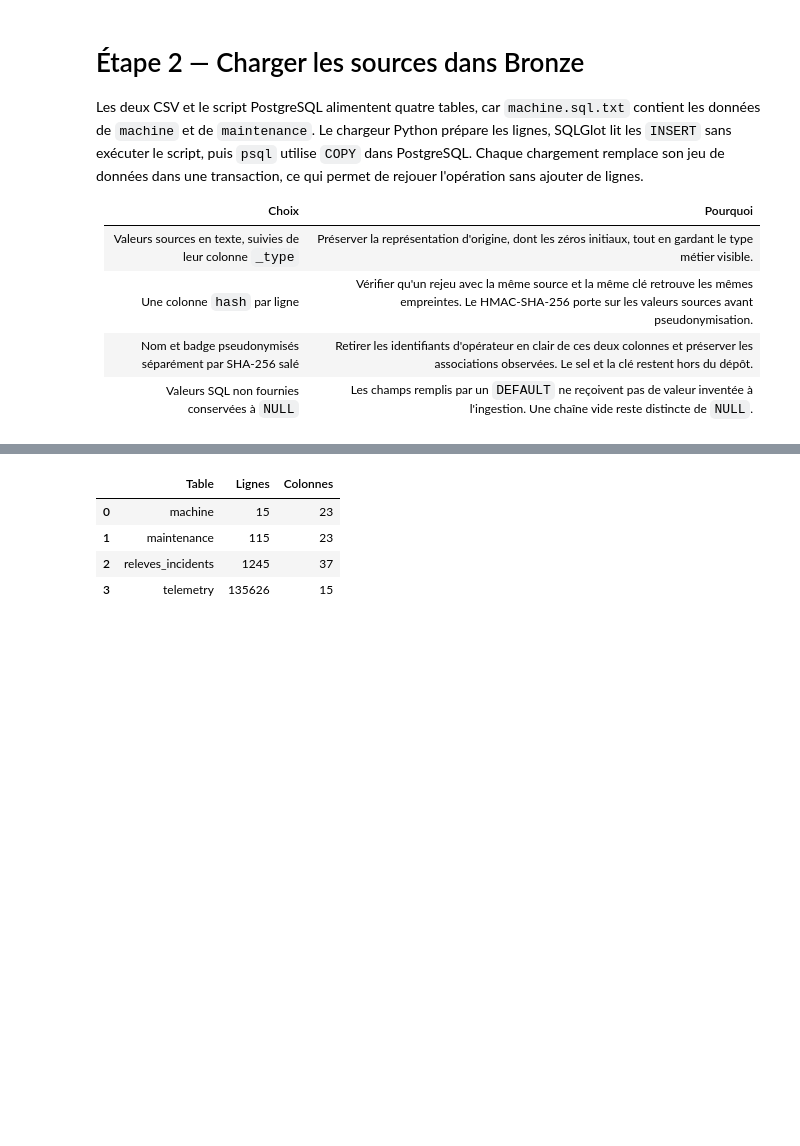
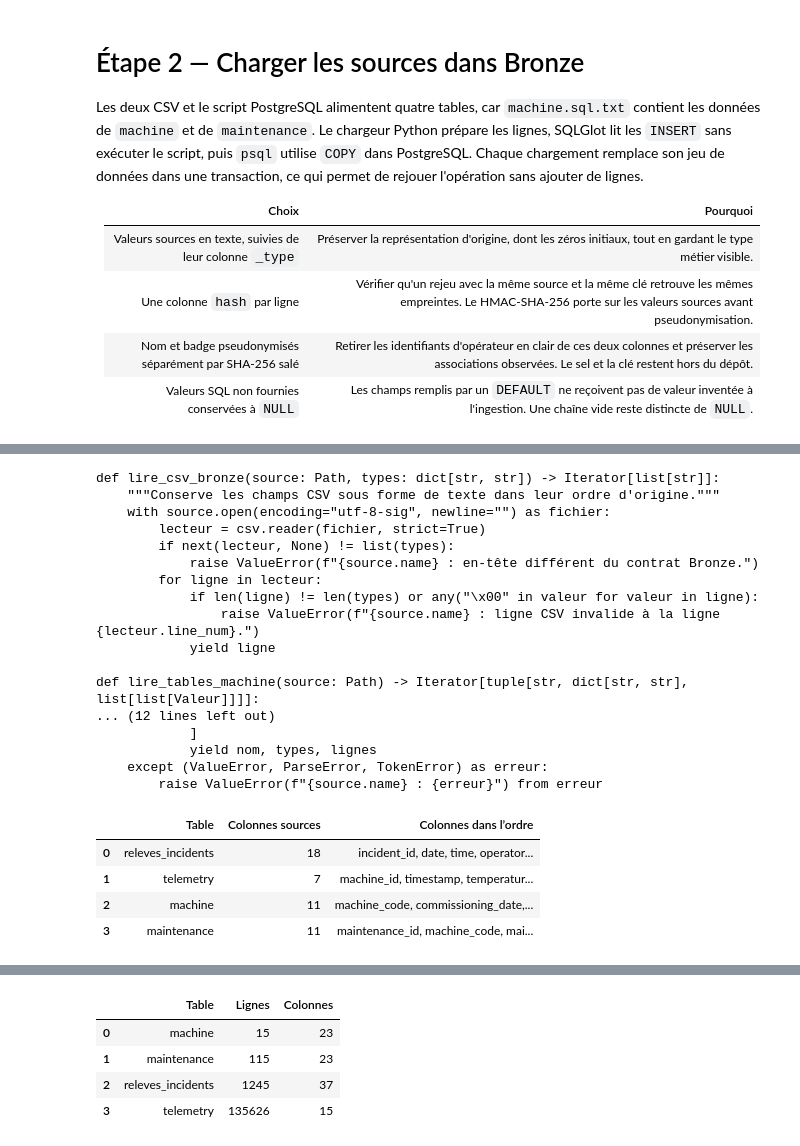
Before and after one commit to SylvainPlace/indusense, a Jupyter notebook: ingestion.ipynb, the cells around one changed output, grey strips where cells are left out. Saved outputs shown, nothing was run; the diff lists cells and outputs as text; code cells hidden in the pictures; blank space fills up the shorter version.

```diff
--- a/ingestion.ipynb
+++ b/ingestion.ipynb
@@ -540,0 +527,45 @@ COMMIT
+# %%
+sources_bronze = {
+    "releves_incidents": DATA_DIR / "releves_incidents.csv",
+    "telemetry": DATA_DIR / "telemetry.csv",
+    "machine": DATA_DIR / "machine.sql.txt",
+}
+
+display(Code(getsource(lire_csv_bronze) + "\n" + getsource(lire_tables_machine), language="python"))
+
+if CHARGER_BRONZE:
+    tables_sources = []
+    for dataset, source in sources_bronze.items():
+        for nom, types, lignes in lire_tables_bronze(source, dataset):
+            lignes = iter(lignes)
+            premiere = next(lignes, None)
+            if premiere is None:
+                raise ValueError(f"{source.name} : la table {nom} est vide.")
+            tables_sources.append((nom, types, premiere, chain([premiere], lignes)))
+    display(pd.DataFrame([
+        {"Table": nom, "Colonnes sources": len(types), "Colonnes dans l’ordre": ", ".join(types)}
+        for nom, types, _, _ in tables_sources
+    ]))
+# %% [output]
+def lire_csv_bronze(source: Path, types: dict[str, str]) -> Iterator[list[str]]:
+    """Conserve les champs CSV sous forme de texte dans leur ordre d'origine."""
+    with source.open(encoding="utf-8-sig", newline="") as fichier:
+        lecteur = csv.reader(fichier, strict=True)
+        if next(lecteur, None) != list(types):
+            raise ValueError(f"{source.name} : en-tête différent du contrat Bronze.")
+        for ligne in lecteur:
+            if len(ligne) != len(types) or any("\x00" in valeur for valeur in ligne):
+                raise ValueError(f"{source.name} : ligne CSV invalide à la ligne {lecteur.line_num}.")
+            yield ligne
+
+def lire_tables_machine(source: Path) -> Iterator[tuple[str, dict[str, str], list[list[Valeur]]]]:
+... (12 lines left out)
+            ]
+            yield nom, types, lignes
+    except (ValueError, ParseError, TokenError) as erreur:
+        raise ValueError(f"{source.name} : {erreur}") from erreur
+|  | Table | Colonnes sources | Colonnes dans l’ordre |
+| 0 | releves_incidents | 18 | incident_id, date, time, operator... |
+| 1 | telemetry | 7 | machine_id, timestamp, temperatur... |
+| 2 | machine | 11 | machine_code, commissioning_date,... |
+| 3 | maintenance | 11 | maintenance_id, machine_code, mai... |
```
Also changed, not shown: parts of 9 cells of this notebook, 1 other file.
